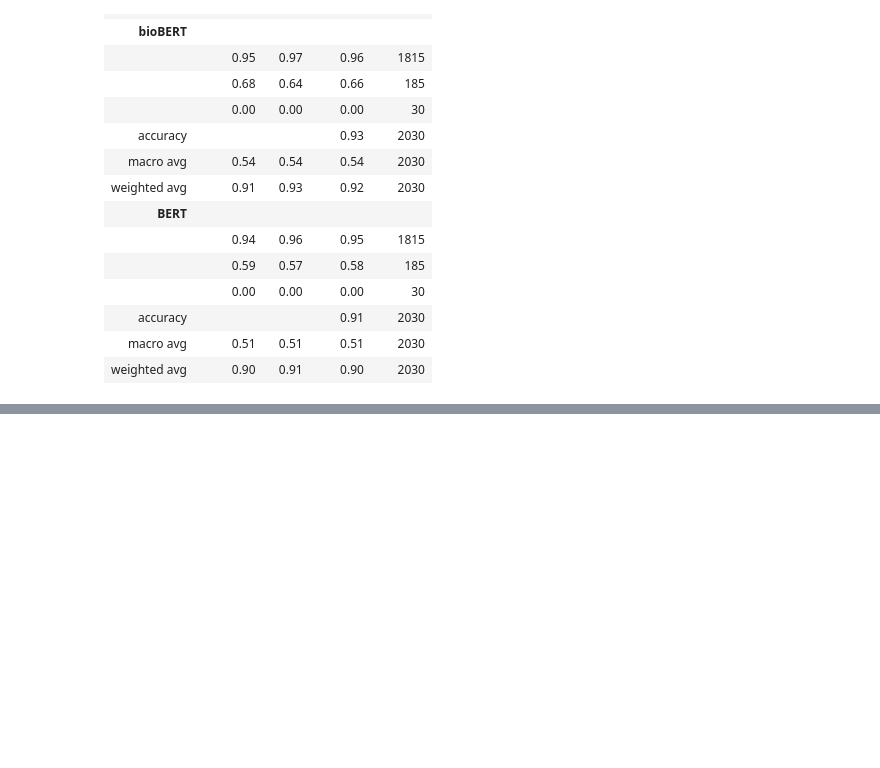
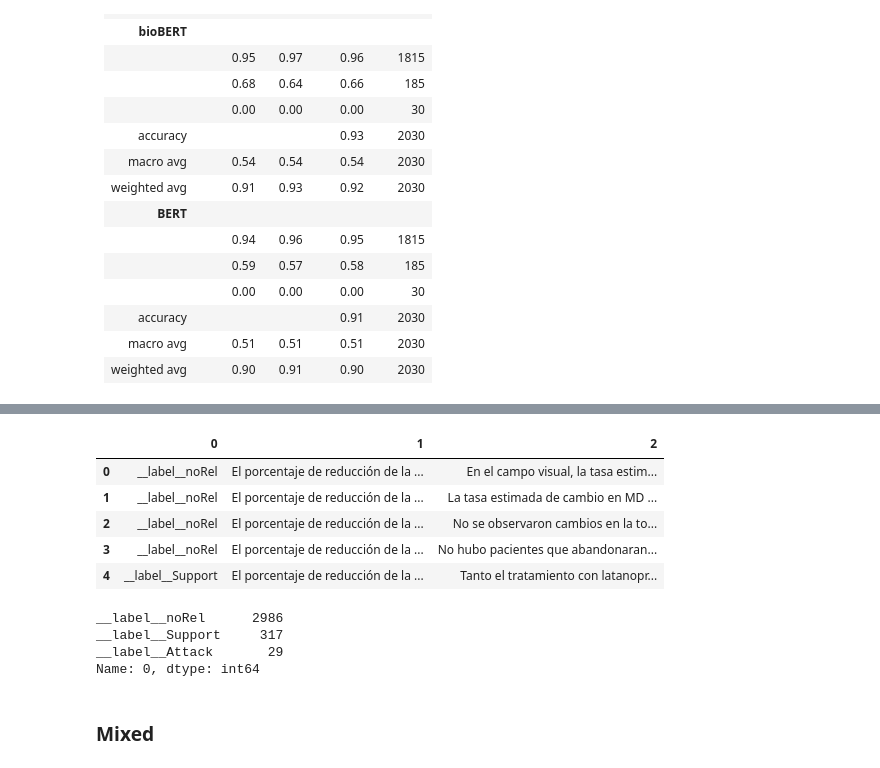
Before and after one commit to ragerri/abstrct-projections, a Jupyter notebook: abstRCT_AM_translation_projection.ipynb, the cells around one changed output, grey strips where cells are left out. Drawn from its saved outputs; the diff is of its cells as text; code cells hidden in the pictures; blank space fills up the shorter version.

```diff
--- a/abstRCT_AM_translation_projection.ipynb
+++ b/abstRCT_AM_translation_projection.ipynb
@@ -1308,0 +1427,4 @@ eval_f1_micro_filtered = 0.9111277072442121
+# %%
+# glaucoma_rel = pd.read_csv('/ecai2020-transformer_based_am/data/glaucoma_test/train_relations.tsv', sep='\t')
+glaucoma_rel = pd.read_csv('../argument_mining/data/glaucoma_test/test_relations.tsv', sep='\t', header=None)
+glaucoma_rel.info()
@@ -1308,0 +1442,18 @@ eval_f1_micro_filtered = 0.9111277072442121
+# %%
+glaucoma_rel.head()
+# %% [output]
+|  | 0 | 1 | 2 |
+| 0 | __label__noRel | El porcentaje de reducción de la ... | En el campo visual, la tasa estim... |
+| 1 | __label__noRel | El porcentaje de reducción de la ... | La tasa estimada de cambio en MD ... |
+| 2 | __label__noRel | El porcentaje de reducción de la ... | No se observaron cambios en la to... |
+| 3 | __label__noRel | El porcentaje de reducción de la ... | No hubo pacientes que abandonaran... |
+| 4 | __label__Support | El porcentaje de reducción de la ... | Tanto el tratamiento con latanopr... |
+# %%
+glaucoma_rel[0].value_counts()
+# %% [output]
+__label__noRel      2986
+__label__Support     317
+__label__Attack       29
+Name: 0, dtype: int64
+# %% [markdown]
+### Mixed
```
Also changed, not shown: parts of 23 cells of this notebook, 28 other files.
